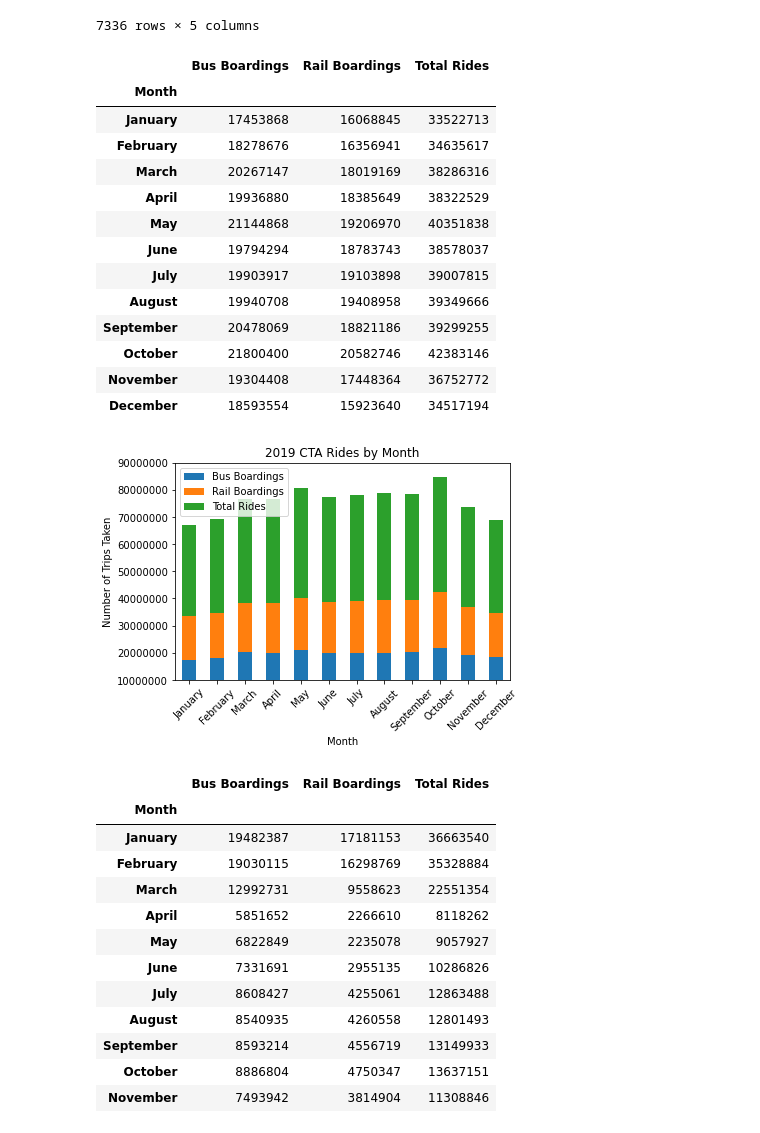
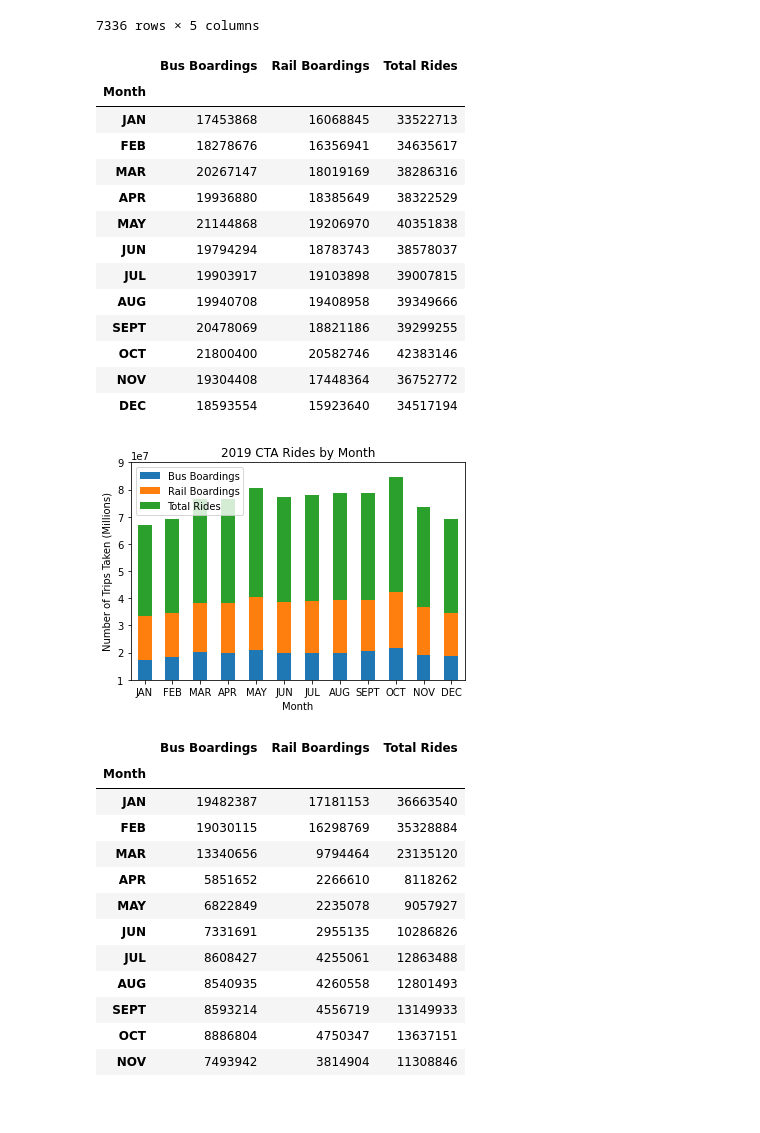
Before and after one commit to Slainte91/COVID-movement, a Jupyter notebook: cta/cta.ipynb, the cells around one changed output. Drawn from its saved outputs; the diff is of its cells as text; code cells hidden in the pictures.

```diff
--- a/cta/cta.ipynb
+++ b/cta/cta.ipynb
@@ -29,6 +29,7 @@ second_df = cta_df[6953:7074]
 
 #merge dataframes
 full_2019 = pd.merge(first_df, second_df, how='outer')
+full_2019
 
 #change service_date column to string for easier manipulation
 full_2019 = full_2019.astype({'service_date':'string'})
@@ -38,7 +39,7 @@ full_2019.service_date = full_2019.service_date.str.split('/', expand=True)
 full_2019 = full_2019.astype({'service_date':'int64'})
 #bin and group by month
 month_numbers = [0, 1, 2, 3, 4, 5, 6, 7, 8, 9, 10, 11, 12]
-month_names = ["January", "February", "March", "April", "May", "June", "July", "August", "September", "October", "November", "December"]
+month_names = ["JAN", "FEB", "MAR", "APR", "MAY", "JUN", "JUL", "AUG", "SEPT", "OCT", "NOV", "DEC"]
 full_2019['Month'] = pd.cut(full_2019['service_date'], month_numbers, labels=month_names)
 month_grouped_2019 = full_2019.groupby(['Month']).sum()
 #drop service_date column, rename columns
@@ -50,37 +51,33 @@ month_grouped_2019
 # %% [output]
 |  | Bus Boardings | Rail Boardings | Total Rides |
 | Month |  |  |  |
-| January | 17453868 | 16068845 | 33522713 |
-| February | 18278676 | 16356941 | 34635617 |
-| March | 20267147 | 18019169 | 38286316 |
-| April | 19936880 | 18385649 | 38322529 |
-| May | 21144868 | 19206970 | 40351838 |
-| June | 19794294 | 18783743 | 38578037 |
-| July | 19903917 | 19103898 | 39007815 |
-| August | 19940708 | 19408958 | 39349666 |
-| September | 20478069 | 18821186 | 39299255 |
-| October | 21800400 | 20582746 | 42383146 |
-| November | 19304408 | 17448364 | 36752772 |
-| December | 18593554 | 15923640 | 34517194 |
+| JAN | 17453868 | 16068845 | 33522713 |
+| FEB | 18278676 | 16356941 | 34635617 |
+| MAR | 20267147 | 18019169 | 38286316 |
+| APR | 19936880 | 18385649 | 38322529 |
+| MAY | 21144868 | 19206970 | 40351838 |
+| JUN | 19794294 | 18783743 | 38578037 |
+| JUL | 19903917 | 19103898 | 39007815 |
+| AUG | 19940708 | 19408958 | 39349666 |
+| SEPT | 20478069 | 18821186 | 39299255 |
+| OCT | 21800400 | 20582746 | 42383146 |
+| NOV | 19304408 | 17448364 | 36752772 |
+| DEC | 18593554 | 15923640 | 34517194 |
 # %%
 #make a bar graph of 2019 CTA travel
-month_grouped_2019.plot.bar(stacked=True, rot=45)
+month_grouped_2019.plot.bar(stacked=True, rot=360)
 plt.ylim(10000000, 90000000)
 plt.title("2019 CTA Rides by Month")
 plt.xlabel("Month")
-plt.ylabel("Number of Trips Taken")
-#code from:
-#https://www.reddit.com/r/learnpython/comments/el4vbx/how_to_remove_scientific_notation_from_a/
-plt.gcf().axes[0].yaxis.get_major_formatter().set_scientific(False)
+plt.ylabel("Number of Trips Taken (Millions)")
 fig = plt.gcf()
 fig.savefig("2019plot.png");
 # %% [output]
-[figure, old version]
+[figure, new version]
 # %%
 #grab 2020 dates
 third_df = cta_df[6879:6952]
-fourth_df = cta_df[7075:]
-
+fourth_df = cta_df[7074:]
 #merge dataframes
 full_2020 = pd.merge(third_df, fourth_df, how='outer')
 
@@ -94,7 +91,7 @@ full_2020['Month'] = pd.cut(full_2020['service_date'], month_numbers, labels=mon
 #drop service_date column, empty December column, and rename columns
 month_grouped_2020 = full_2020.groupby(['Month']).sum()
 month_grouped_2020 = month_grouped_2020.drop(columns=['service_date'])
-month_grouped_2020 = month_grouped_2020.drop(['December'])
+month_grouped_2020 = month_grouped_2020.drop(['DEC'])
 month_grouped_2020 = month_grouped_2020.rename(columns={'bus': 'Bus Boardings',
                                                         'rail_boardings': 'Rail Boardings',
                                                        'total_rides': 'Total Rides'})
@@ -102,16 +99,16 @@ month_grouped_2020
 # %% [output]
 |  | Bus Boardings | Rail Boardings | Total Rides |
 | Month |  |  |  |
-| January | 19482387 | 17181153 | 36663540 |
-| February | 19030115 | 16298769 | 35328884 |
-| March | 12992731 | 9558623 | 22551354 |
-| April | 5851652 | 2266610 | 8118262 |
-| May | 6822849 | 2235078 | 9057927 |
-| June | 7331691 | 2955135 | 10286826 |
-| July | 8608427 | 4255061 | 12863488 |
-| August | 8540935 | 4260558 | 12801493 |
-| September | 8593214 | 4556719 | 13149933 |
-| October | 8886804 | 4750347 | 13637151 |
-| November | 7493942 | 3814904 | 11308846 |
+| JAN | 19482387 | 17181153 | 36663540 |
+| FEB | 19030115 | 16298769 | 35328884 |
+| MAR | 13340656 | 9794464 | 23135120 |
+| APR | 5851652 | 2266610 | 8118262 |
+| MAY | 6822849 | 2235078 | 9057927 |
+| JUN | 7331691 | 2955135 | 10286826 |
+| JUL | 8608427 | 4255061 | 12863488 |
+| AUG | 8540935 | 4260558 | 12801493 |
+| SEPT | 8593214 | 4556719 | 13149933 |
+| OCT | 8886804 | 4750347 | 13637151 |
+| NOV | 7493942 | 3814904 | 11308846 |
 # %%
 #make a bar graph of 2019 CTA travel
```
Also changed, not shown: parts of 7 cells of this notebook, 4 other files.
